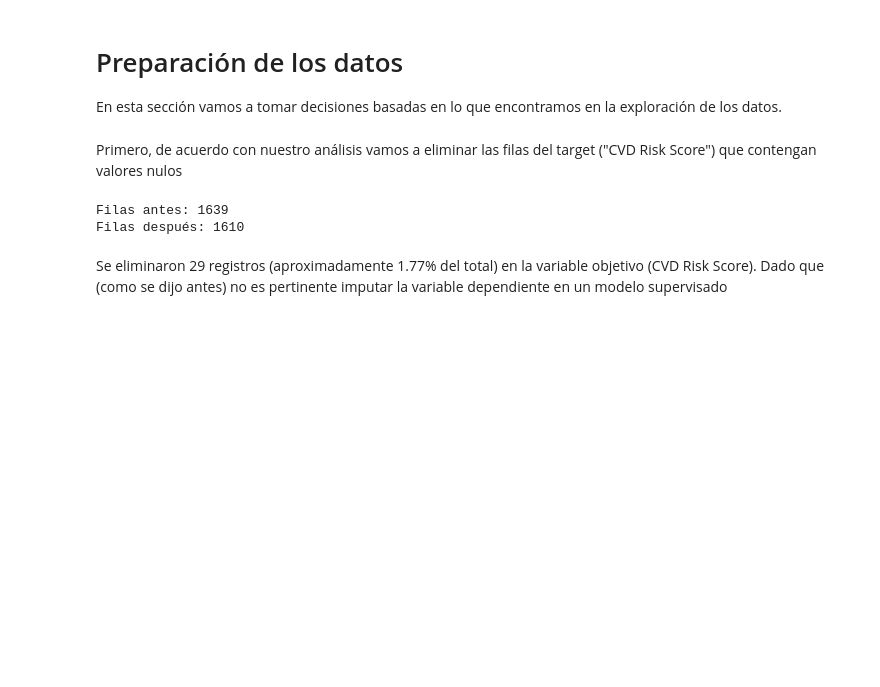
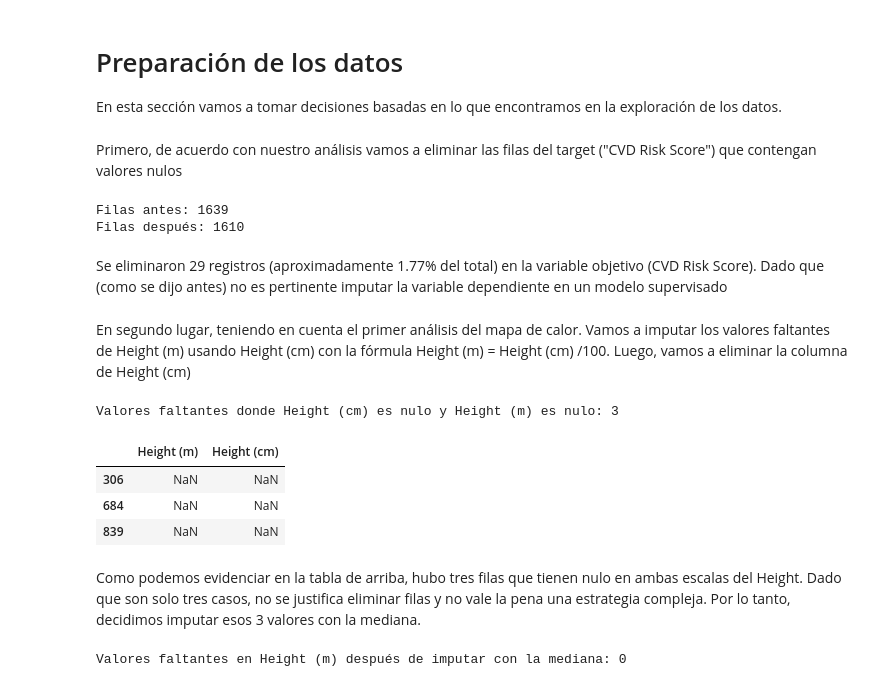
Before and after one commit to maria366p/Taller-1_AprendizajeMaquina, a Jupyter notebook: taller1.ipynb, the cells around one changed output. Saved outputs shown, nothing was run; the diff lists cells and outputs as text; code cells hidden in the pictures; blank space fills up the shorter version.

```diff
--- a/taller1.ipynb
+++ b/taller1.ipynb
@@ -199,3 +203,27 @@ Filas antes: 1639
 Filas después: 1610
 # %% [markdown]
 Se eliminaron 29 registros (aproximadamente 1.77% del total) en la variable objetivo (CVD Risk Score). Dado que (como se dijo antes) no es pertinente imputar la variable dependiente en un modelo supervisado
+# %% [markdown]
+En segundo lugar, teniendo en cuenta el primer análisis del mapa de calor. Vamos a imputar los valores faltantes de Height (m) usando Height (cm) con la fórmula Height (m) = Height (cm) /100. Luego, vamos a eliminar la columna de Height (cm)
+# %%
+dataMod["Height (m)"] = dataMod["Height (m)"].fillna(
+    dataMod["Height (cm)"] / 100
+)
+print(f"Valores faltantes donde Height (cm) es nulo y Height (m) es nulo: {dataMod['Height (m)'].isna().sum()}")
+dataMod[
+    dataMod["Height (m)"].isna()
+][["Height (m)", "Height (cm)"]]
+# %% [output]
+Valores faltantes donde Height (cm) es nulo y Height (m) es nulo: 3
+|  | Height (m) | Height (cm) |
+| 306 | NaN | NaN |
+| 684 | NaN | NaN |
+| 839 | NaN | NaN |
+# %% [markdown]
+Como podemos evidenciar en la tabla de arriba, hubo tres filas que tienen nulo en ambas escalas del Height. Dado que son solo tres casos, no se justifica eliminar filas y no vale la pena una estrategia compleja. Por lo tanto, decidimos imputar esos 3 valores con la mediana.
+# %%
+mediana_altura = dataMod["Height (m)"].median()
+dataMod["Height (m)"] = dataMod["Height (m)"].fillna(mediana_altura)
+print(f"Valores faltantes en Height (m) después de imputar con la mediana: {dataMod['Height (m)'].isna().sum()}")
+# %% [output]
+Valores faltantes en Height (m) después de imputar con la mediana: 0
```
Also changed, not shown: parts of 3 cells of this notebook.
